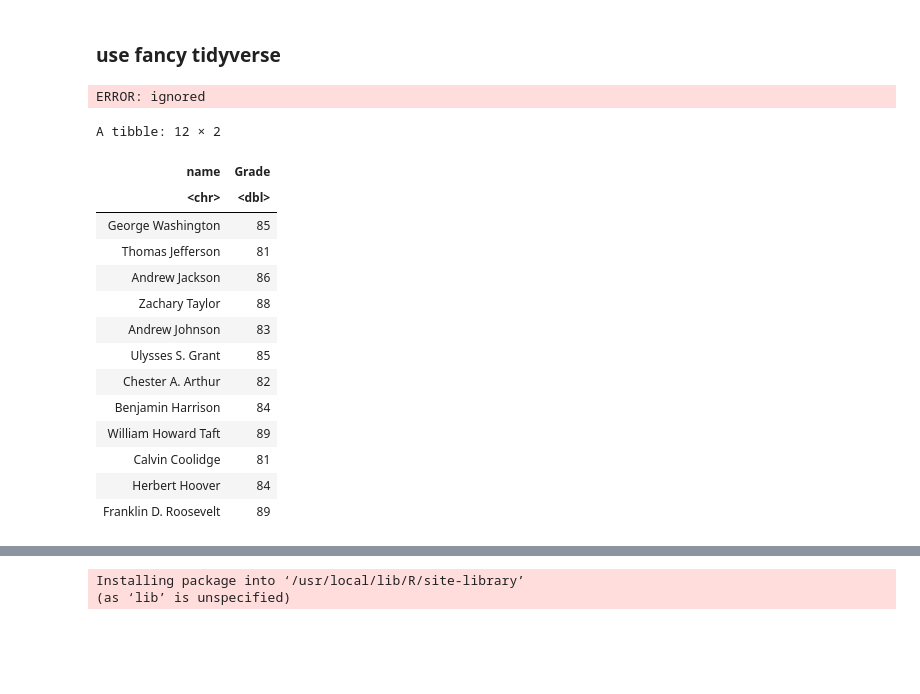
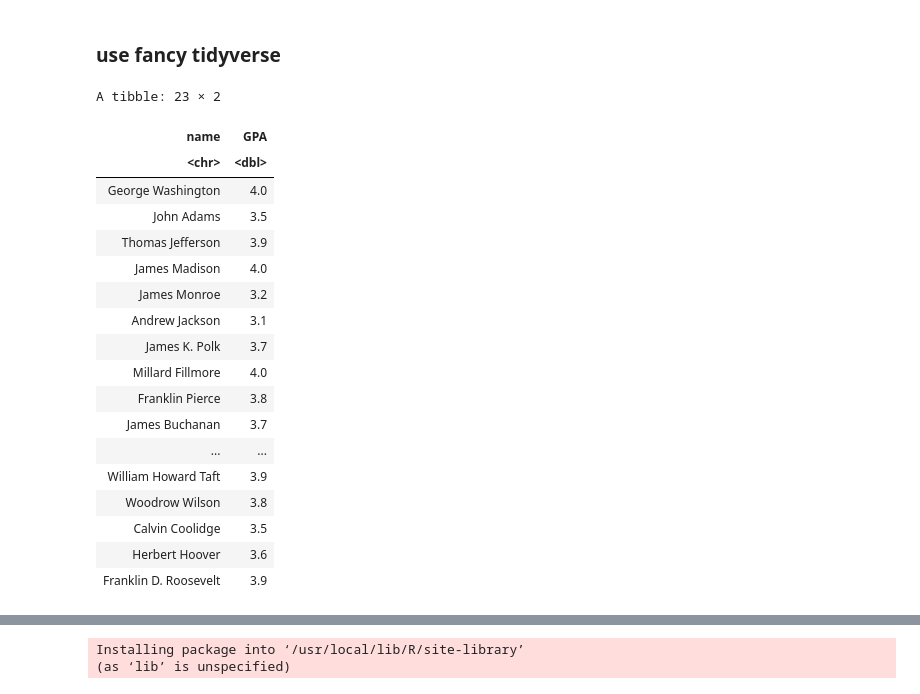
Before and after one commit to hongqin/Use-R-in-CoLab, a Jupyter notebook: Learn_R_county_Covid19.ipynb, the cells around one changed output, grey strips where cells are left out. Saved outputs shown, nothing was run; the diff lists cells and outputs as text; code cells hidden in the pictures; blank space fills up the shorter version.

```diff
--- a/Learn_R_county_Covid19.ipynb
+++ b/Learn_R_county_Covid19.ipynb
@@ -326,24 +325,24 @@ A tibble: 1 × 7
 # %% [markdown]
 ### use fancy tidyverse
 # %%
-tb %>% dplyr::select( name, gpa )  %>% filter (Grade >= 90)
+tb %>% dplyr::select( name, GPA )  %>% filter (GPA >= 3.0)
 # %% [output]
-ERROR: ignored
+A tibble: 23 × 2
+| name | GPA |
+| <chr> | <dbl> |
+| George Washington | 4.0 |
+| John Adams | 3.5 |
+| Thomas Jefferson | 3.9 |
+| James Madison | 4.0 |
+| James Monroe | 3.2 |
+| Andrew Jackson | 3.1 |
+| James K. Polk | 3.7 |
+| Millard Fillmore | 4.0 |
+| Franklin Pierce | 3.8 |
+| James Buchanan | 3.7 |
+| ... | ... |
+| William Howard Taft | 3.9 |
+| Woodrow Wilson | 3.8 |
+| Calvin Coolidge | 3.5 |
+| Herbert Hoover | 3.6 |
+| Franklin D. Roosevelt | 3.9 |
-# %%
-tb %>% dplyr::select( 1:2) %>% filter (Grade > 80 & Grade < 90)
-# %% [output]
-A tibble: 12 × 2
-| name | Grade |
-| <chr> | <dbl> |
-| George Washington | 85 |
-| Thomas Jefferson | 81 |
-| Andrew Jackson | 86 |
-| Zachary Taylor | 88 |
-| Andrew Johnson | 83 |
-| Ulysses S. Grant | 85 |
-| Chester A. Arthur | 82 |
-| Benjamin Harrison | 84 |
-| William Howard Taft | 89 |
-| Calvin Coolidge | 81 |
-| Herbert Hoover | 84 |
-| Franklin D. Roosevelt | 89 |
```
Also changed, not shown: parts of 17 cells of this notebook.
